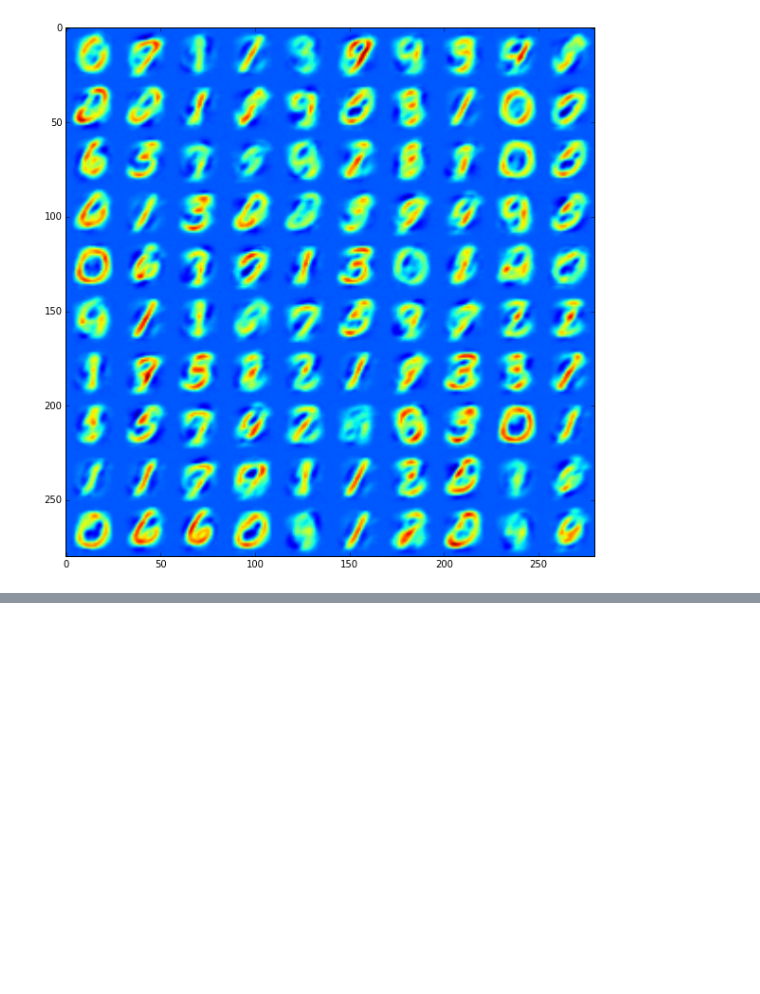
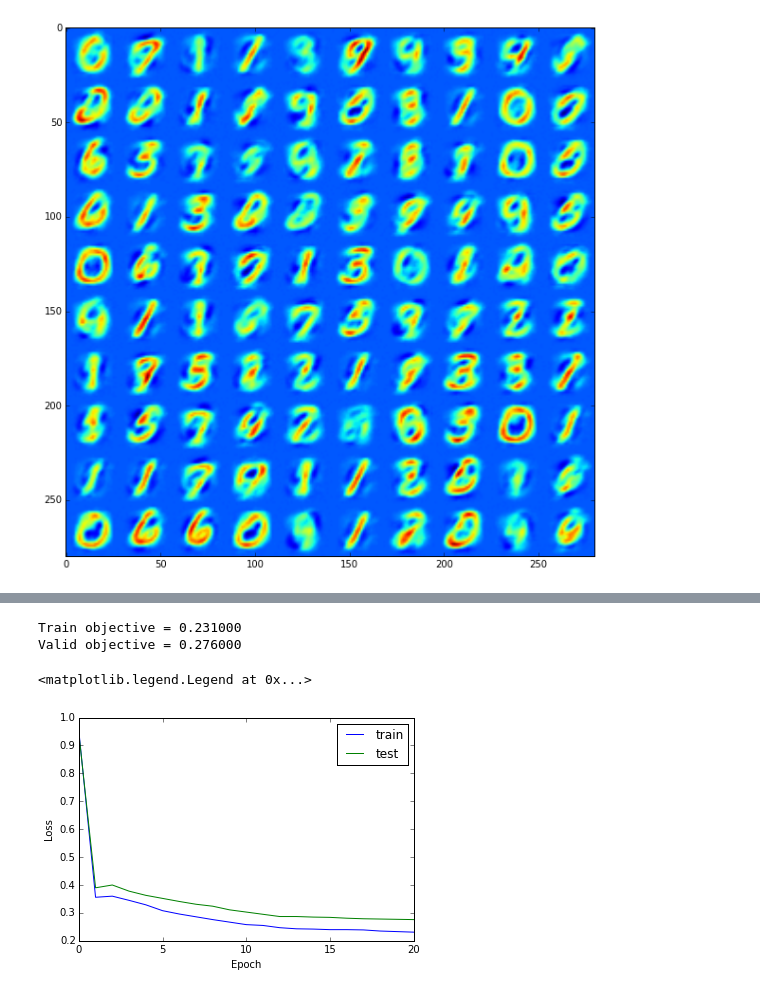
Before and after one commit to peterjsadowski/lhc2015-dl-tutorial, a Jupyter notebook: example_03_autoencoder.ipynb, the cells around one changed output, grey strips where cells are left out. Saved outputs shown, nothing was run; the diff lists cells and outputs as text; code cells hidden in the pictures; blank space fills up the shorter version.

Commit message:
added network trained on ae encoding

```diff
--- a/example_03_autoencoder.ipynb
+++ b/example_03_autoencoder.ipynb
@@ -218,0 +221,26 @@ plt.imshow(img)
+# %%
+# Create new datasets from ae representation.
+dataset_ae_train = DenseDesignMatrix(X=f_encode(dataset_train.X), y=y_train)
+dataset_ae_test = DenseDesignMatrix(X=f_encode(dataset_test.X), y=y_test)
+
+# Define new model with single softmax layer.
+layers = [mlp.Softmax(layer_name='y', n_classes=10, istdev=0.001)]
+model = pylearn2.models.mlp.MLP(layers, nvis=dataset_ae_train.X.shape[1], seed=36)
+
+# Algorithm
+args = {}
+args['cost'] = pylearn2.costs.mlp.Default()
+args['learning_rate'] = 0.1
+args['batch_size']    = 100
+args['learning_rule'] = pylearn2.training_algorithms.learning_rule.Momentum(init_momentum = 0.5)
+args['monitoring_dataset'] = {'train':dataset_ae_train, 'test':dataset_ae_test}
+args['termination_criterion'] = pylearn2.termination_criteria.EpochCounter(max_epochs=20)
+algorithm = pylearn2.training_algorithms.sgd.SGD(**args)
+
+# Train object.
+train = pylearn2.train.Train(dataset=dataset_ae_train,
+                             model=model,
+                             algorithm=algorithm,
+                             )
+
+train.main_loop()
@@ -218,0 +265,16 @@ plt.imshow(img)
+# %%
+# Print objective function after training.
+channels2 = model.monitor.channels
+print 'Train objective = %f' % channels2['train_y_misclass'].val_record[-1]
+print 'Valid objective = %f' % channels2['test_y_misclass'].val_record[-1]
+# Plot objective function.
+plt.plot(channels2['train_y_misclass'].val_record, label='train')
+plt.plot(channels2['test_y_misclass'].val_record, label='test')
+plt.xlabel('Epoch')
+plt.ylabel('Loss')
+plt.legend()
+# %% [output]
+Train objective = 0.231000
+Valid objective = 0.276000
+<matplotlib.legend.Legend at 0x...>
+[figure, added]
```
Also changed, not shown: parts of 3 cells of this notebook.
